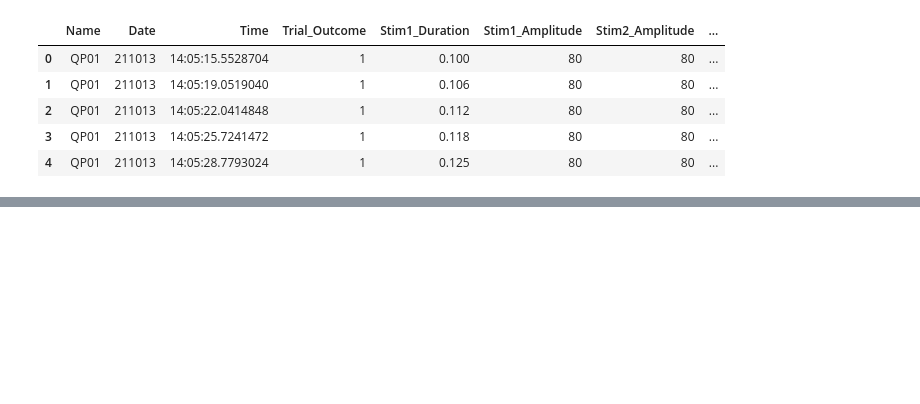
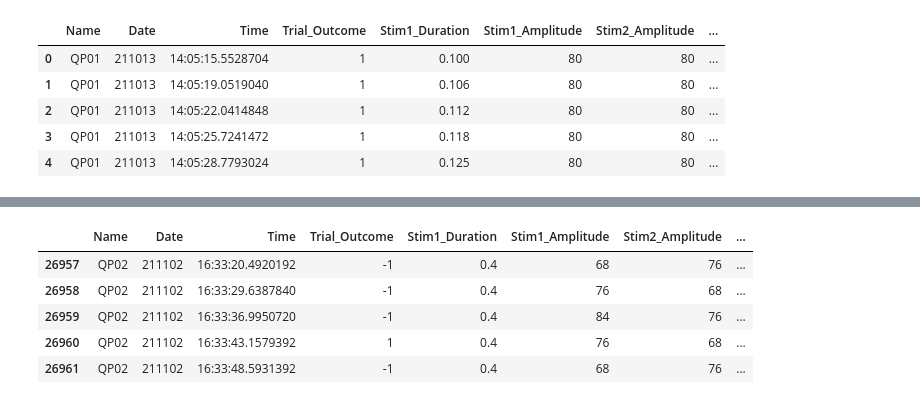
Before and after one commit to LIMLabSWC/x_detection_beh_analysis, a Jupyter notebook: PWM_analysis_v2.ipynb, the cells around one changed output, grey strips where cells are left out. Drawn from its saved outputs; the diff is of its cells as text; code cells hidden in the pictures; blank space fills up the shorter version.

```diff
--- a/PWM_analysis_v2.ipynb
+++ b/PWM_analysis_v2.ipynb
@@ -818,0 +704,9 @@ plt.show()
+# %%
+trial_data[trial_data.Name =='QP02'].tail()
+# %% [output]
+|  | Name | Date | Time | Trial_Outcome | Stim1_Duration | Stim1_Amplitude | Stim2_Amplitude | ... |
+| 26957 | QP02 | 211102 | 16:33:20.4920192 | -1 | 0.4 | 68 | 76 | ... |
+| 26958 | QP02 | 211102 | 16:33:29.6387840 | -1 | 0.4 | 76 | 68 | ... |
+| 26959 | QP02 | 211102 | 16:33:36.9950720 | -1 | 0.4 | 84 | 76 | ... |
+| 26960 | QP02 | 211102 | 16:33:43.1579392 | 1 | 0.4 | 76 | 68 | ... |
+| 26961 | QP02 | 211102 | 16:33:48.5931392 | -1 | 0.4 | 68 | 76 | ... |
```
Also changed, not shown: parts of 16 cells of this notebook.
